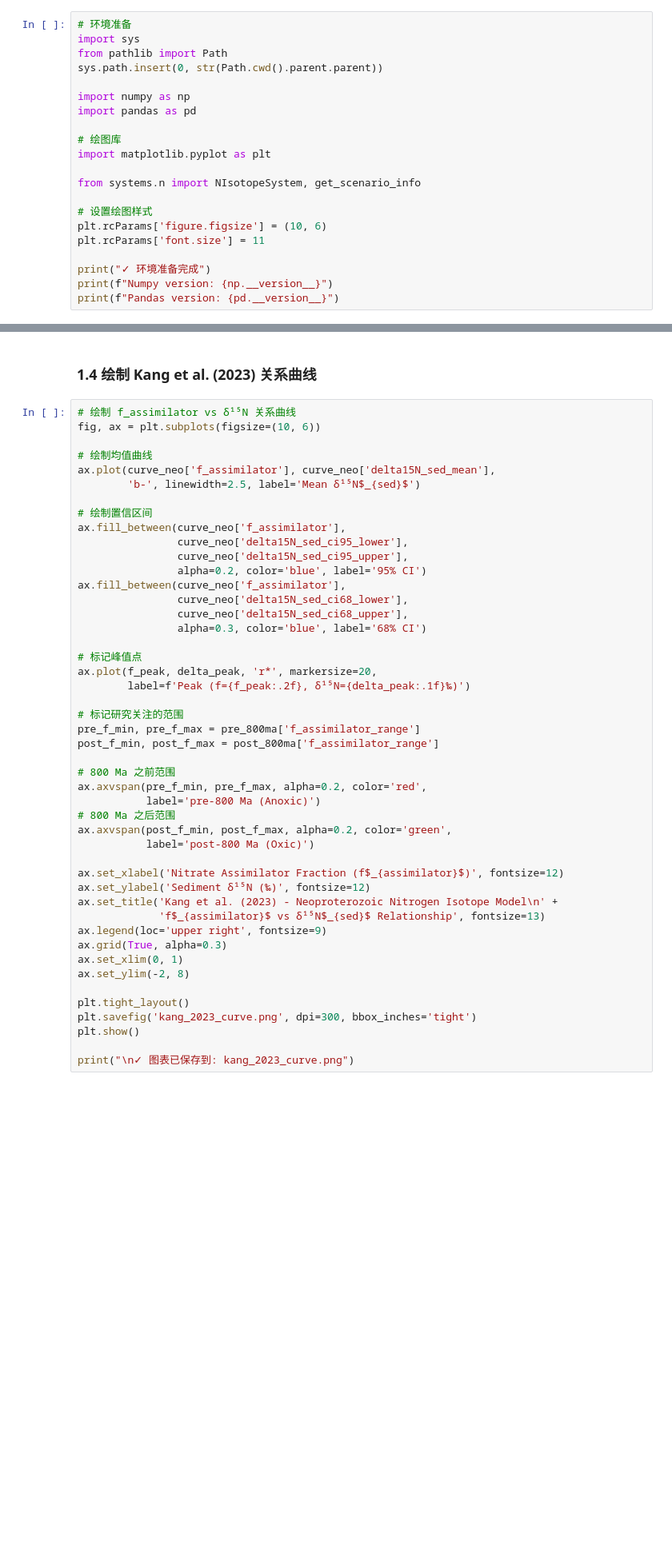
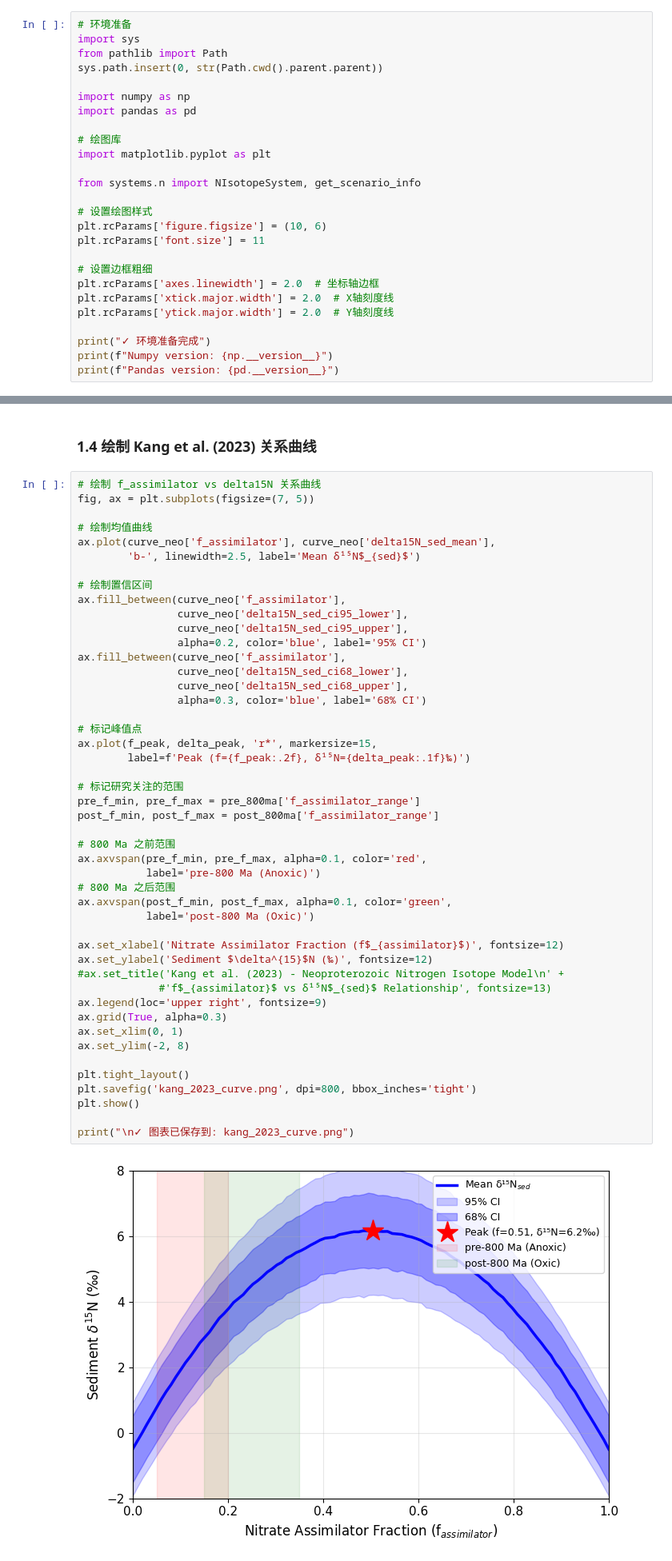
Before and after one commit to KeranLi/Balanced_isotope, a Jupyter notebook: examples/notebooks/02_nitrogen_isotope_reproduction.ipynb, the cells around one changed output, grey strips where cells are left out. Shown at 80% size. Drawn from its saved outputs; the diff is of its cells as text; blank space fills up the shorter version.

Commit message:
Improve plotting.

```diff
--- a/examples/notebooks/02_nitrogen_isotope_reproduction.ipynb
+++ b/examples/notebooks/02_nitrogen_isotope_reproduction.ipynb
@@ -36,6 +36,11 @@ from systems.n import NIsotopeSystem, get_scenario_info
 plt.rcParams['figure.figsize'] = (10, 6)
 plt.rcParams['font.size'] = 11
 
+# 设置边框粗细
+plt.rcParams['axes.linewidth'] = 2.0  # 坐标轴边框
+plt.rcParams['xtick.major.width'] = 2.0  # X轴刻度线
+plt.rcParams['ytick.major.width'] = 2.0  # Y轴刻度线
+
 print("✓ 环境准备完成")
 print(f"Numpy version: {np.__version__}")
 print(f"Pandas version: {pd.__version__}")
@@ -135,8 +181,8 @@ print("✓ 结果已保存到: kang_2023_curve.csv")
 # %% [markdown]
 ### 1.4 绘制 Kang et al. (2023) 关系曲线
 # %%
-# 绘制 f_assimilator vs δ¹⁵N 关系曲线
-fig, ax = plt.subplots(figsize=(10, 6))
+# 绘制 f_assimilator vs delta15N 关系曲线
+fig, ax = plt.subplots(figsize=(7, 5))
 
 # 绘制均值曲线
 ax.plot(curve_neo['f_assimilator'], curve_neo['delta15N_sed_mean'],
@@ -147,37 +193,39 @@ ax.fill_between(curve_neo['f_assimilator'],
                 curve_neo['delta15N_sed_ci95_lower'],
                 curve_neo['delta15N_sed_ci95_upper'],
                 alpha=0.2, color='blue', label='95% CI')
 ax.fill_between(curve_neo['f_assimilator'],
                 curve_neo['delta15N_sed_ci68_lower'],
                 curve_neo['delta15N_sed_ci68_upper'],
                 alpha=0.3, color='blue', label='68% CI')
 
 # 标记峰值点
-ax.plot(f_peak, delta_peak, 'r*', markersize=20,
+ax.plot(f_peak, delta_peak, 'r*', markersize=15,
         label=f'Peak (f={f_peak:.2f}, δ¹⁵N={delta_peak:.1f}‰)')
 
 # 标记研究关注的范围
 pre_f_min, pre_f_max = pre_800ma['f_assimilator_range']
 post_f_min, post_f_max = post_800ma['f_assimilator_range']
 
 # 800 Ma 之前范围
-ax.axvspan(pre_f_min, pre_f_max, alpha=0.2, color='red',
+ax.axvspan(pre_f_min, pre_f_max, alpha=0.1, color='red',
            label='pre-800 Ma (Anoxic)')
 # 800 Ma 之后范围
-ax.axvspan(post_f_min, post_f_max, alpha=0.2, color='green',
+ax.axvspan(post_f_min, post_f_max, alpha=0.1, color='green',
            label='post-800 Ma (Oxic)')
 
 ax.set_xlabel('Nitrate Assimilator Fraction (f$_{assimilator}$)', fontsize=12)
-ax.set_ylabel('Sediment δ¹⁵N (‰)', fontsize=12)
-ax.set_title('Kang et al. (2023) - Neoproterozoic Nitrogen Isotope Model\n' +
-             'f$_{assimilator}$ vs δ¹⁵N$_{sed}$ Relationship', fontsize=13)
+ax.set_ylabel('Sediment $\delta^{15}$N (‰)', fontsize=12)
+#ax.set_title('Kang et al. (2023) - Neoproterozoic Nitrogen Isotope Model\n' +
+             #'f$_{assimilator}$ vs δ¹⁵N$_{sed}$ Relationship', fontsize=13)
 ax.legend(loc='upper right', fontsize=9)
 ax.grid(True, alpha=0.3)
 ax.set_xlim(0, 1)
 ax.set_ylim(-2, 8)
 
 plt.tight_layout()
-plt.savefig('kang_2023_curve.png', dpi=300, bbox_inches='tight')
+plt.savefig('kang_2023_curve.png', dpi=800, bbox_inches='tight')
 plt.show()
 
 print("\n✓ 图表已保存到: kang_2023_curve.png")
+# %% [output]
+[figure, added]
```
Also changed, not shown: parts of 12 cells of this notebook, 9 other files.
